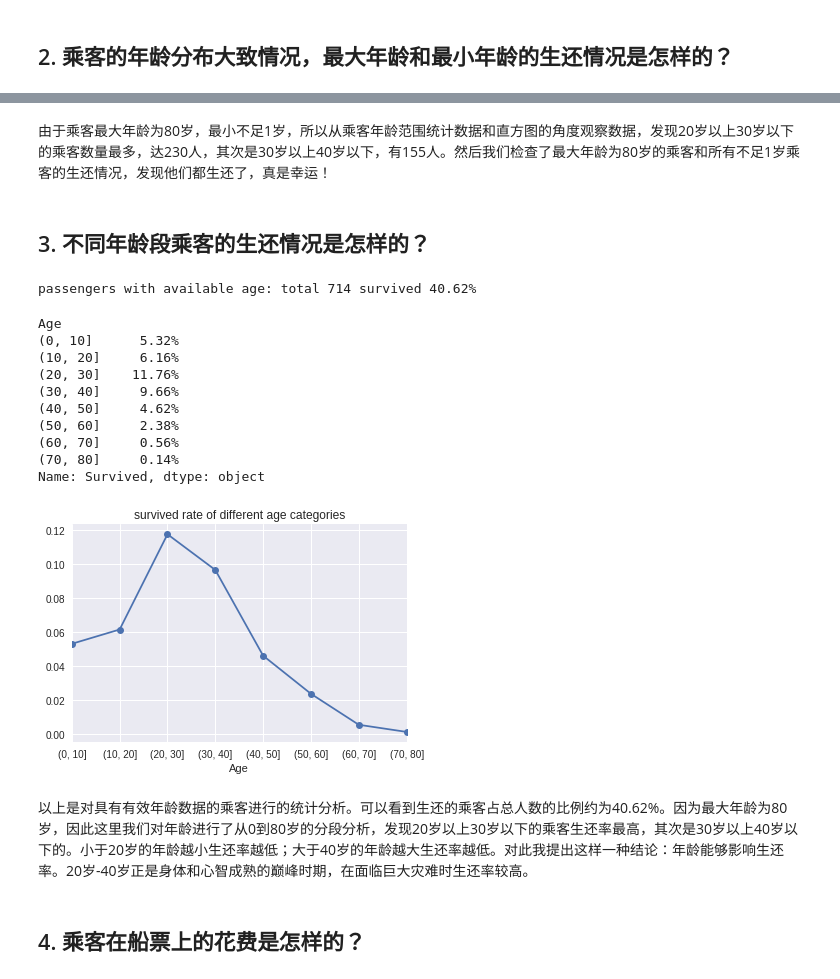
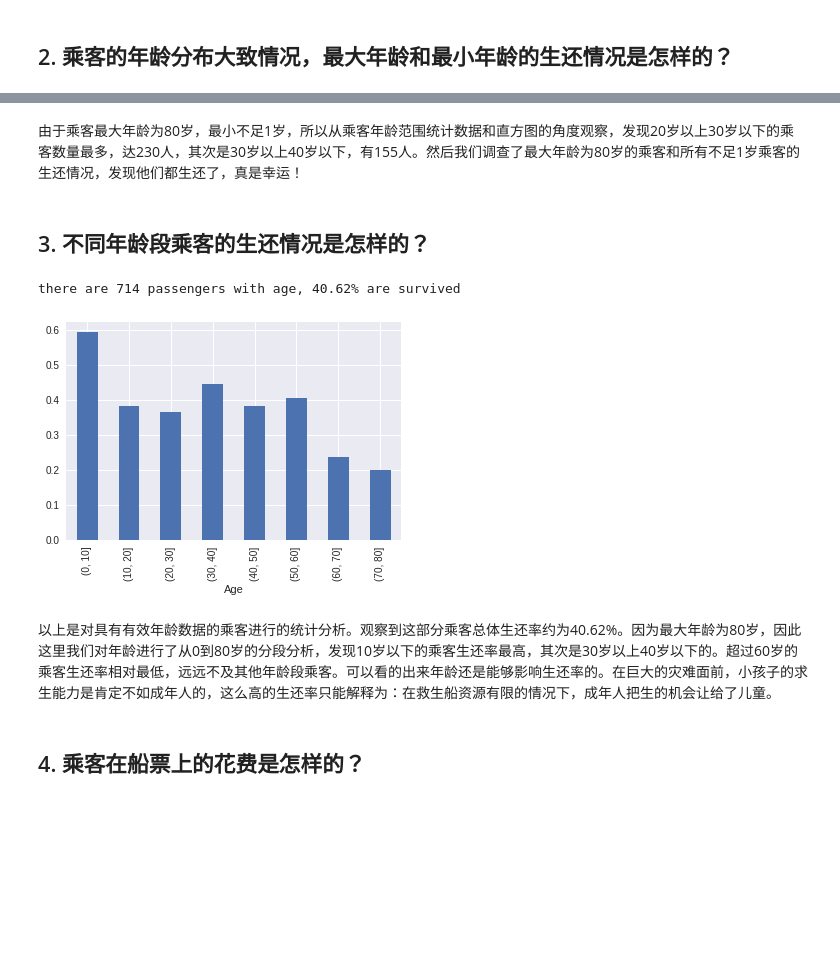
Before and after one commit to leesper/become-data-analyst, a Jupyter notebook: P2investigate_dataset/P2investivate_dataset.ipynb, the cells around one changed output, grey strips where cells are left out. Saved outputs shown, nothing was run; the diff lists cells and outputs as text; code cells hidden in the pictures; blank space fills up the shorter version.

```diff
--- a/P2investigate_dataset/P2investivate_dataset.ipynb
+++ b/P2investigate_dataset/P2investivate_dataset.ipynb
@@ -186,38 +189,22 @@ Name: PassengerId, dtype: int64
 | 831 | 832 | 1 | 2 | Richards, Master. George Sibley | male | 0.83 | 1 | 1 | 29106 | 18.7500 | ... |
 [figure]
 # %% [markdown]
-由于乘客最大年龄为80岁，最小不足1岁，所以从乘客年龄范围统计数据和直方图的角度观察数据，发现20岁以上30岁以下的乘客数量最多，达230人，其次是30岁以上40岁以下，有155人。然后我们检查了最大年龄为80岁的乘客和所有不足1岁乘客的生还情况，发现他们都生还了，真是幸运！
+由于乘客最大年龄为80岁，最小不足1岁，所以从乘客年龄范围统计数据和直方图的角度观察，发现20岁以上30岁以下的乘客数量最多，达230人，其次是30岁以上40岁以下，有155人。然后我们调查了最大年龄为80岁的乘客和所有不足1岁乘客的生还情况，发现他们都生还了，真是幸运！
 # %% [markdown]
 ## 3. 不同年龄段乘客的生还情况是怎样的？
-# %%
-# data with available 'Age'
-sum_of_survived_age = titanic_df_age['Survived'].sum()
-total_passengers_age = len(titanic_df_age)
-survived_percent_age = format_percent(calculate_ratio(sum_of_survived_age, float(total_passengers_age)))
-print('passengers with available age: total {} survived {}'.format(total_passengers, survived_percent_age))
-
-# data group by age ranges.
-survived_sum_grouped = titanic_df_age.groupby(cat_age)['Survived'].sum()
-survived_ratio_grouped = calculate_ratio(survived_sum_grouped, float(total_passengers_age))
-ax1 = survived_ratio_grouped.plot(style='o-')
-ax1.set_title('survived rate of different age categories')
-
-survived_ratio_grouped.apply(lambda x: format_percent(x))
-# %% [output]
-passengers with available age: total 714 survived 40.62%
-Age
-(0, 10]      5.32%
-(10, 20]     6.16%
-(20, 30]    11.76%
-(30, 40]     9.66%
-(40, 50]     4.62%
-(50, 60]     2.38%
-(60, 70]     0.56%
-(70, 80]     0.14%
-Name: Survived, dtype: object
-[figure, removed]
-# %% [markdown]
-以上是对具有有效年龄数据的乘客进行的统计分析。可以看到生还的乘客占总人数的比例约为40.62%。因为最大年龄为80岁，因此这里我们对年龄进行了从0到80岁的分段分析，发现20岁以上30岁以下的乘客生还率最高，其次是30岁以上40岁以下的。小于20岁的年龄越小生还率越低；大于40岁的年龄越大生还率越低。对此我提出这样一种结论：年龄能够影响生还率。20岁-40岁正是身体和心智成熟的巅峰时期，在面临巨大灾难时生还率较高。
+# %%
+# investigate data with available 'Age'
+survived_rate_age = titanic_df_age['Survived'].mean()
+print('there are {} passengers with age, {} are survived'.
+      format(len(titanic_df_age), format_percent(survived_rate_age)))
+
+# investigate data group by age ranges
+group_by_age = titanic_df_age.groupby(cat_age)['Survived'].mean().plot(kind='bar')
+# %% [output]
+there are 714 passengers with age, 40.62% are survived
+[figure, added]
+# %% [markdown]
+以上是对具有有效年龄数据的乘客进行的统计分析。观察到这部分乘客总体生还率约为40.62%。因为最大年龄为80岁，因此这里我们对年龄进行了从0到80岁的分段分析，发现10岁以下的乘客生还率最高，其次是30岁以上40岁以下的。超过60岁的乘客生还率相对最低，远远不及其他年龄段乘客。可以看的出来年龄还是能够影响生还率的。在巨大的灾难面前，小孩子的求生能力是肯定不如成年人的，这么高的生还率只能解释为：在救生船资源有限的情况下，成年人把生的机会让给了儿童。
 # %% [markdown]
 ## 4. 乘客在船票上的花费是怎样的？
 # %%
```
Also changed, not shown: parts of 34 cells of this notebook.
